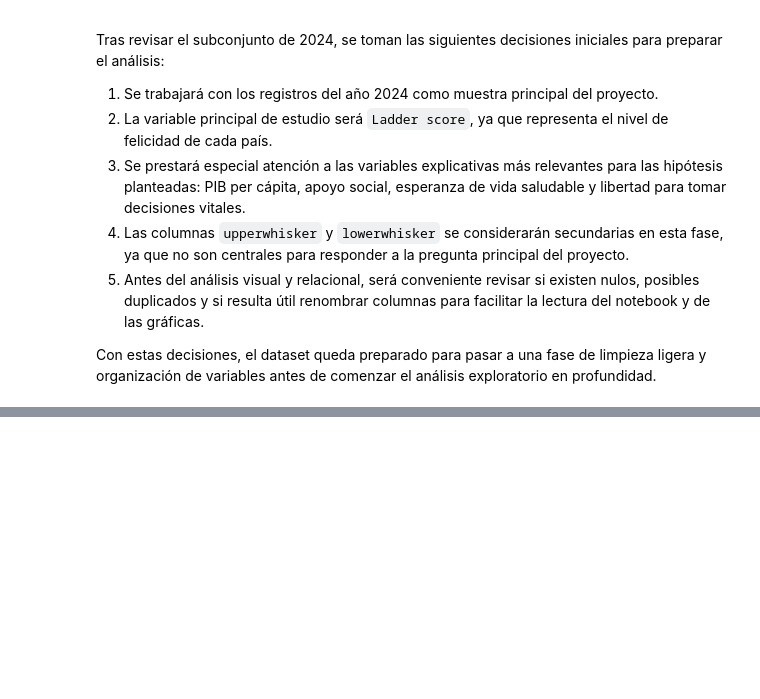
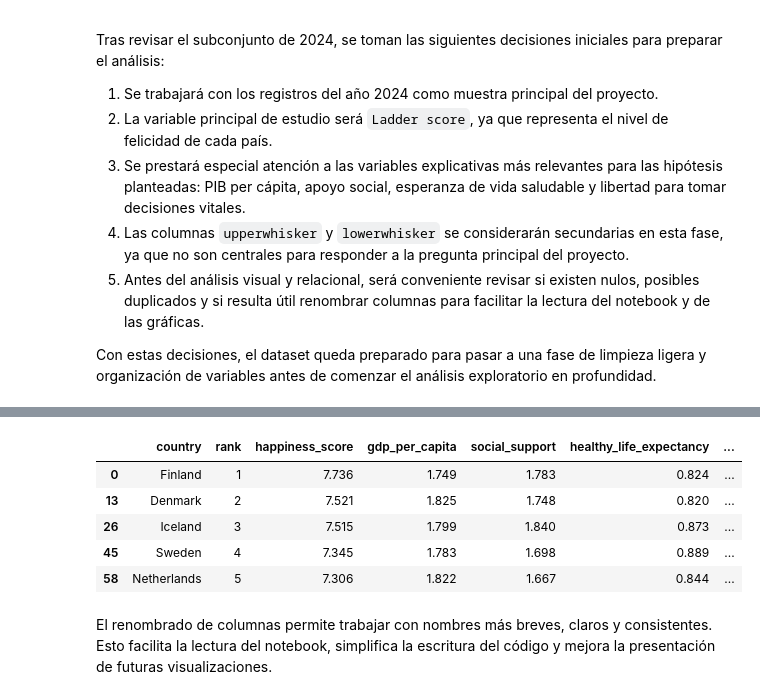
Before and after one commit to josemarin-create/eda-happiness-2024, a Jupyter notebook: notebooks/eda_happiness.ipynb, the cells around one changed output, grey strips where cells are left out. Saved outputs shown, nothing was run; the diff lists cells and outputs as text; code cells hidden in the pictures; blank space fills up the shorter version.

```diff
--- a/notebooks/eda_happiness.ipynb
+++ b/notebooks/eda_happiness.ipynb
@@ -248,0 +288,23 @@ Con estas decisiones, el dataset queda preparado para pasar a una fase de limpie
+# %%
+df_selected = df_selected.rename(columns={
+    'Country name': 'country',
+    'Rank': 'rank',
+    'Ladder score': 'happiness_score',
+    'Explained by: Log GDP per capita': 'gdp_per_capita',
+    'Explained by: Social support': 'social_support',
+    'Explained by: Healthy life expectancy': 'healthy_life_expectancy',
+    'Explained by: Freedom to make life choices': 'freedom_of_choice',
+    'Explained by: Generosity': 'generosity',
+    'Explained by: Perceptions of corruption': 'perception_of_corruption'
+})
+
+df_selected.head()
+# %% [output]
+|  | country | rank | happiness_score | gdp_per_capita | social_support | healthy_life_expectancy | ... |
+| 0 | Finland | 1 | 7.736 | 1.749 | 1.783 | 0.824 | ... |
+| 13 | Denmark | 2 | 7.521 | 1.825 | 1.748 | 0.820 | ... |
+| 26 | Iceland | 3 | 7.515 | 1.799 | 1.840 | 0.873 | ... |
+| 45 | Sweden | 4 | 7.345 | 1.783 | 1.698 | 0.889 | ... |
+| 58 | Netherlands | 5 | 7.306 | 1.822 | 1.667 | 0.844 | ... |
+# %% [markdown]
+El renombrado de columnas permite trabajar con nombres más breves, claros y consistentes. Esto facilita la lectura del notebook, simplifica la escritura del código y mejora la presentación de futuras visualizaciones.
```
Also changed, not shown: parts of 8 cells of this notebook.
